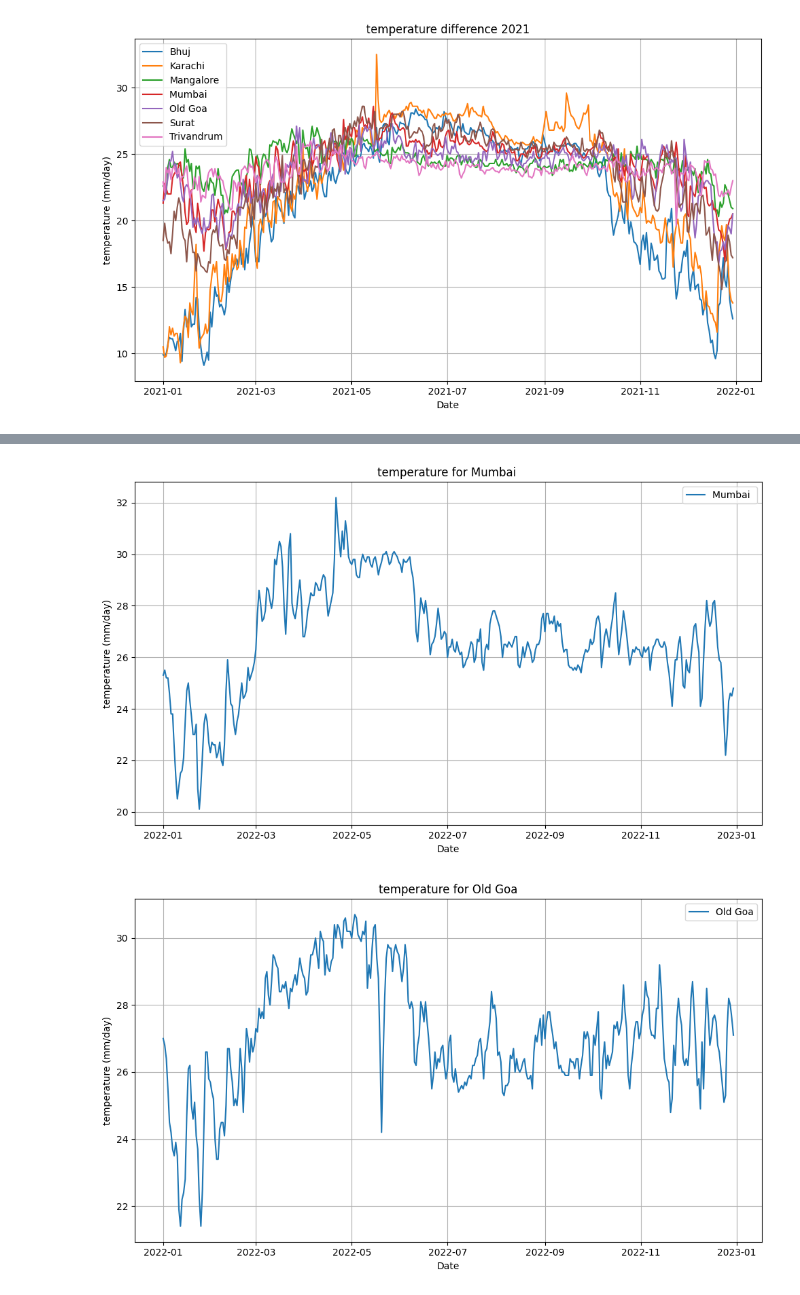
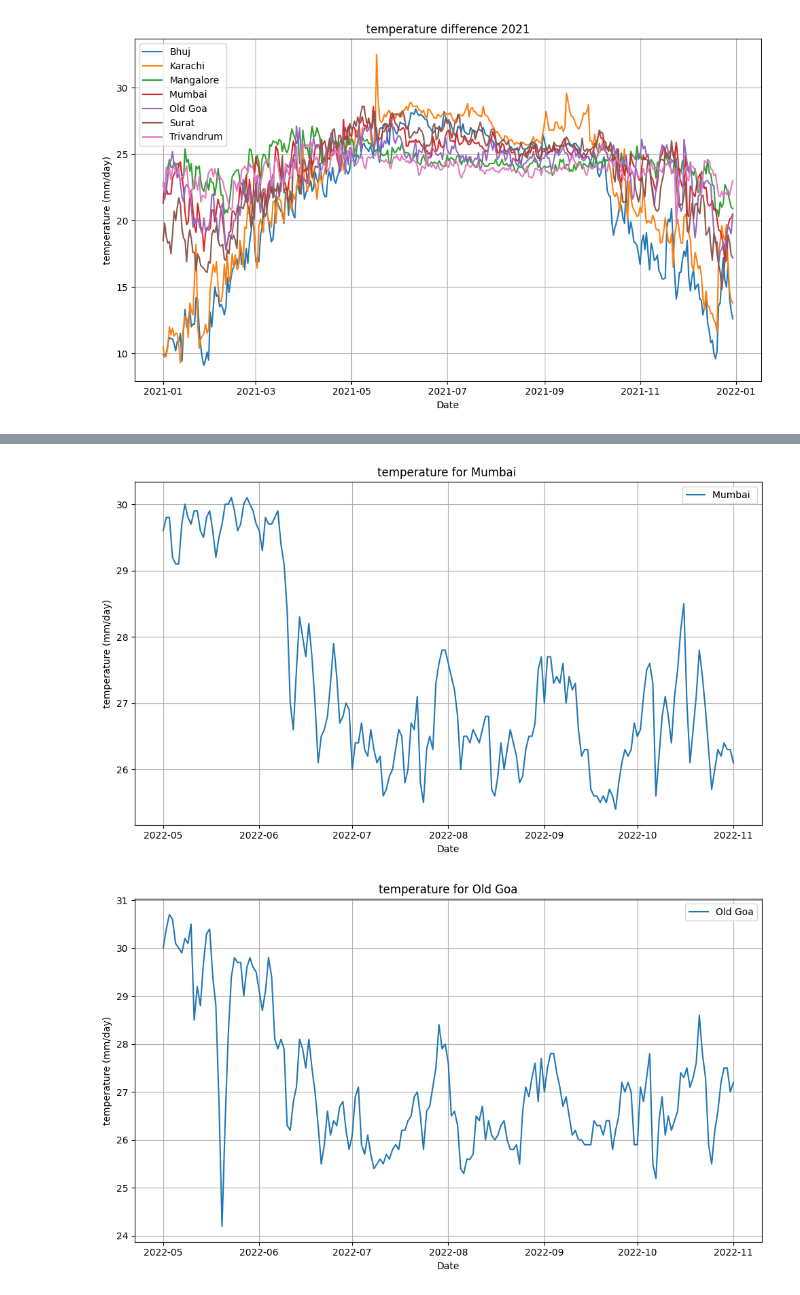
Before and after one commit to OmdenaAI/karachi-pakistan-weather-prediction, a Jupyter notebook: src/tasks/task-2-EDA/eda_temperature.ipynb, the cells around one changed output, grey strips where cells are left out. Drawn from its saved outputs; the diff is of its cells as text; code cells hidden in the pictures.

```diff
--- a/src/tasks/task-2-EDA/eda_temperature.ipynb
+++ b/src/tasks/task-2-EDA/eda_temperature.ipynb
@@ -103,8 +103,8 @@ plt.show()
 # %% [output]
 [figure]
 # %%
-start_date = '2022-01-01'
-end_date = '2022-12-30'
+start_date = '2022-05-01'
+end_date = '2022-11-1'
 filtered_df = data[(data['time'] >= start_date) & (data['time'] <= end_date)]
 for city, group_data in filtered_df.groupby('city'):
     plt.figure(figsize=(10, 6))
@@ -123,2 +123,2 @@ for city, group_data in filtered_df.groupby('city'):
-[figure, old version]
+[figure, new version]
-[figure, old version]
+[figure, new version]
```
Also changed, not shown: parts of 1 cell of this notebook.
